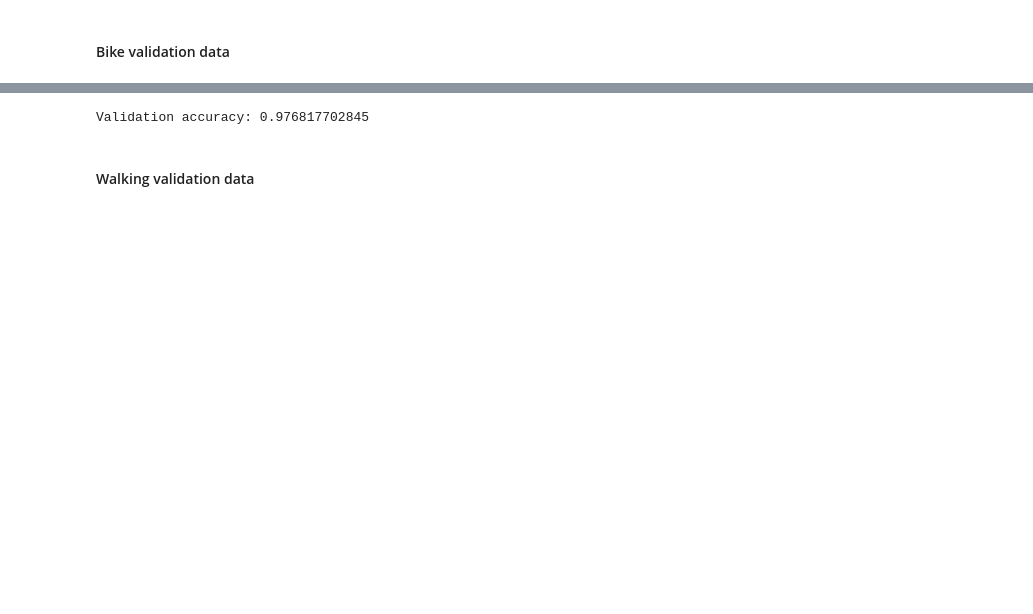
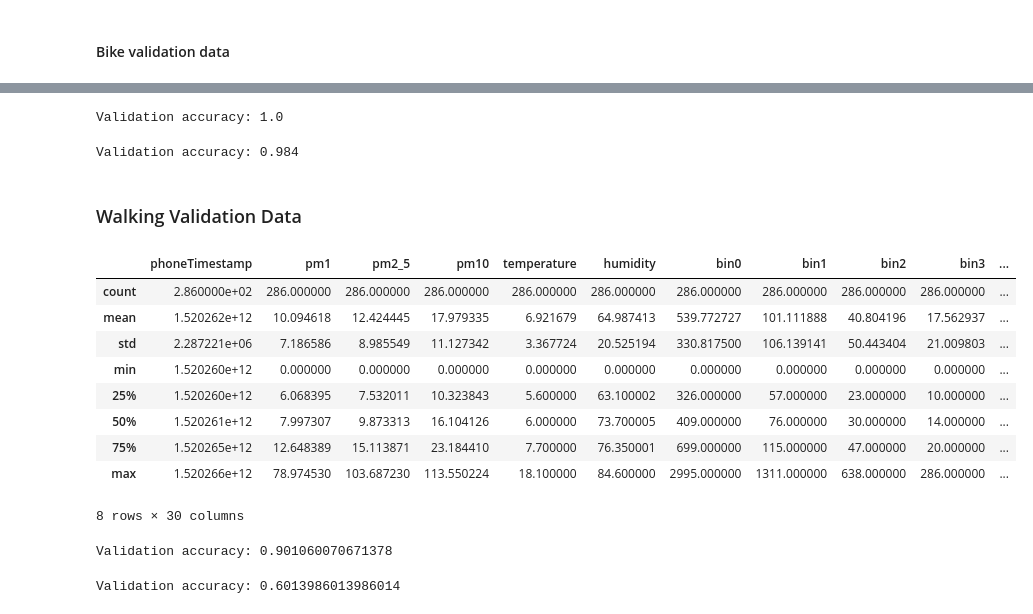
Before and after one commit to MihaiVisu/HonoursProject, a Jupyter notebook: notebooks/mixed_final_model.ipynb, the cells around one changed output, grey strips where cells are left out. Cells and saved outputs as stored; diff of their text form; code cells hidden in the pictures; blank space fills up the shorter version.

```diff
--- a/notebooks/mixed_final_model.ipynb
+++ b/notebooks/mixed_final_model.ipynb
@@ -288,16 +547,73 @@ display(bike_data_validation.describe())
 # %%
-clustered_validation_data = get_environment_clusters(bike_data_validation, 40, bin_vals)
+clustered_validation_data = get_environment_clusters(bike_data_validation, 40, bin_vals+['total'])
 
-clustered_normalised = clustered_validation_data[clustered_validation_data['bin0']>0].copy().reindex()
+clustered_normalised = clustered_validation_data[clustered_validation_data['total']>0].copy().reindex()
 clustered_normalised[bin_vals] = clustered_normalised[bin_vals].apply(lambda row: row/np.sum(row), axis=1)
 
-predictions = rf.predict(clustered_normalised[bin_vals+['unsupervised_environment_index', 'humidity']])
+rf.fit(clustered_normalised_train[bin_vals+['unsupervised_environment_index', 'total']],
+       clustered_normalised_train['environment_index'])
+
+predictions = rf.predict(clustered_normalised[bin_vals+['unsupervised_environment_index', 'total']])
 
 print("Validation accuracy:", accuracy_score(clustered_normalised['environment_index'], predictions))
-
-plot_confusion_matrix(clustered_normalised['environment_index'], predictions,
-                      classes=['on_foot', 'car', 'bike', 'train', 'bus', 'underground'])
 # %% [output]
-Validation accuracy: 0.976817702845
+Validation accuracy: 1.0
+# %%
+clustered_validation_data = get_environment_clusters(bike_data_validation, 40, bin_vals+['total'])
+
+rf.fit(clustered_train[bin_vals + ['unsupervised_environment_index', 'total']],
+       clustered_train['environment_index'])
+
+predictions = rf.predict(clustered_validation_data[bin_vals + ['unsupervised_environment_index', 'total']])
+
+print("Validation accuracy:", accuracy_score(clustered_validation_data['environment_index'], predictions))
+# %% [output]
+Validation accuracy: 0.984
 # %% [markdown]
-#### Walking validation data
+### Walking Validation Data
+# %%
+walk_data_validation1 = pd.read_csv('../data/walking_validation/015Outdoor-Day-2018-02-28.csv')
+walk_data_validation2 = pd.read_csv('../data/walking_validation/016Outdoor-Night-2018-02-28.csv')
+walk_data_validation3 = pd.read_csv('../data/walking_validation/024Outdoor-Day-2018-03-05.csv')
+
+walk_data_validation_total = pd.concat([walk_data_validation3], ignore_index=True)
+
+walk_data_validation_total['environment_index'] = 0
+
+display(walk_data_validation_total.describe())
+# %% [output]
+|  | phoneTimestamp | pm1 | pm2_5 | pm10 | temperature | humidity | bin0 | bin1 | bin2 | bin3 | ... |
+| count | 2.860000e+02 | 286.000000 | 286.000000 | 286.000000 | 286.000000 | 286.000000 | 286.000000 | 286.000000 | 286.000000 | 286.000000 | ... |
+| mean | 1.520262e+12 | 10.094618 | 12.424445 | 17.979335 | 6.921679 | 64.987413 | 539.772727 | 101.111888 | 40.804196 | 17.562937 | ... |
+| std | 2.287221e+06 | 7.186586 | 8.985549 | 11.127342 | 3.367724 | 20.525194 | 330.817500 | 106.139141 | 50.443404 | 21.009803 | ... |
+| min | 1.520260e+12 | 0.000000 | 0.000000 | 0.000000 | 0.000000 | 0.000000 | 0.000000 | 0.000000 | 0.000000 | 0.000000 | ... |
+| 25% | 1.520260e+12 | 6.068395 | 7.532011 | 10.323843 | 5.600000 | 63.100002 | 326.000000 | 57.000000 | 23.000000 | 10.000000 | ... |
+| 50% | 1.520261e+12 | 7.997307 | 9.873313 | 16.104126 | 6.000000 | 73.700005 | 409.000000 | 76.000000 | 30.000000 | 14.000000 | ... |
+| 75% | 1.520265e+12 | 12.648389 | 15.113871 | 23.184410 | 7.700000 | 76.350001 | 699.000000 | 115.000000 | 47.000000 | 20.000000 | ... |
+| max | 1.520266e+12 | 78.974530 | 103.687230 | 113.550224 | 18.100000 | 84.600000 | 2995.000000 | 1311.000000 | 638.000000 | 286.000000 | ... |
+8 rows × 30 columns
+# %%
+clustered_validation_data = get_environment_clusters(walk_data_validation_total, 40, bin_vals)
+
+clustered_normalised = clustered_validation_data[clustered_validation_data['total']>0].copy().reindex()
+clustered_normalised[bin_vals] = clustered_normalised[bin_vals].apply(lambda row: row/np.sum(row), axis=1)
+
+rf.fit(clustered_normalised_train[bin_vals+['unsupervised_environment_index', 'temperature', 'humidity', 'total']],
+       clustered_normalised_train['environment_index'])
+
+predictions = rf.predict(clustered_normalised[bin_vals+['unsupervised_environment_index', 'temperature', 'humidity', 'total']])
+
+print("Validation accuracy:", accuracy_score(clustered_normalised['environment_index'], predictions))
+# %% [output]
+Validation accuracy: 0.901060070671378
+# %%
+clustered_validation_data = get_environment_clusters(walk_data_validation_total, 40, bin_vals)
+
+rf.fit(clustered_train[bin_vals + ['temperature', 'humidity', 'unsupervised_environment_index', 'total']],
+       clustered_train['environment_index'])
+
+predictions = rf.predict(clustered_validation_data[bin_vals + ['temperature', 'humidity', 'unsupervised_environment_index', 'total']])
+
+print("Validation accuracy:", accuracy_score(clustered_validation_data['environment_index'], predictions))
+# %% [output]
+Validation accuracy: 0.6013986013986014
```
Also changed, not shown: parts of 47 cells of this notebook, 1 other file.
